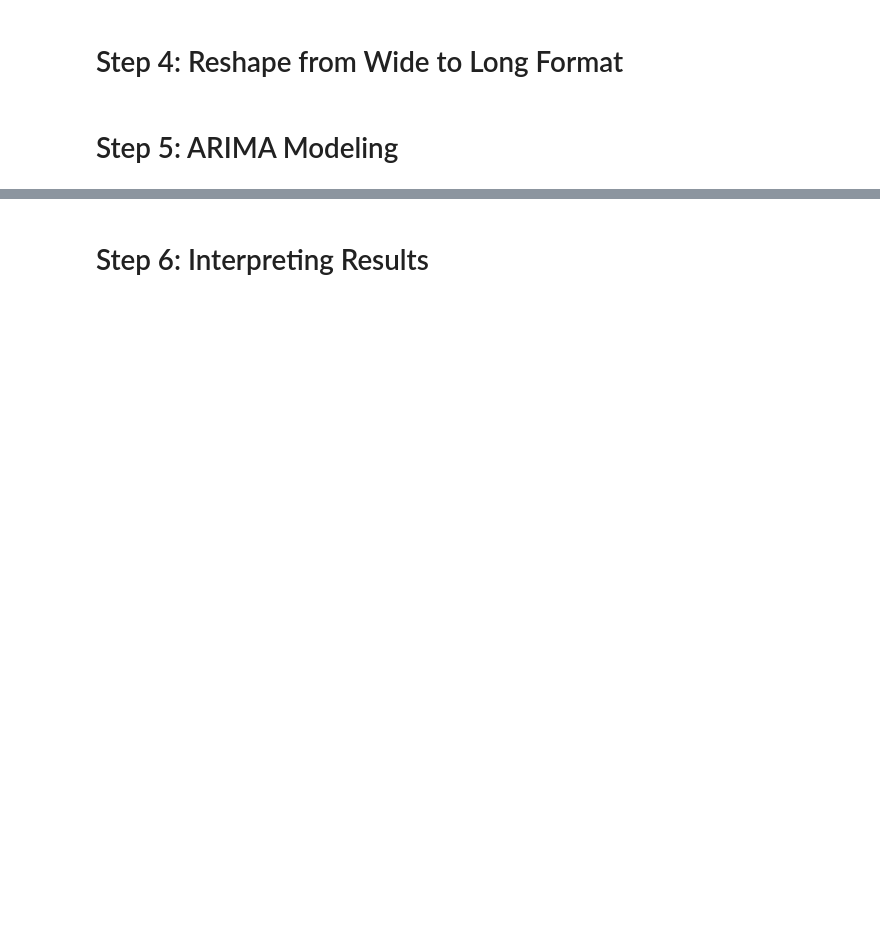
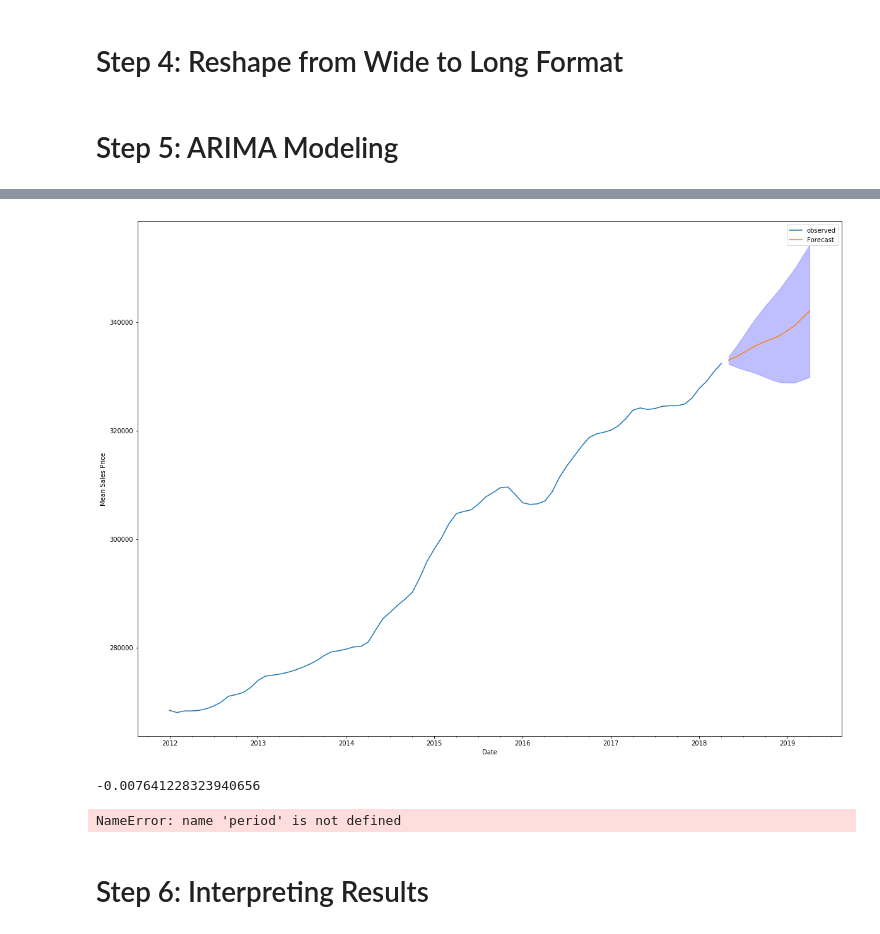
Before and after one commit to menach123/Time-Series-Modeling-with-Sales-Price-Data-from-Zillow, a Jupyter notebook: mod_4_starter_notebook.ipynb, the cells around one changed output, grey strips where cells are left out. Saved outputs shown, nothing was run; the diff lists cells and outputs as text; code cells hidden in the pictures; blank space fills up the shorter version.

```diff
--- a/mod_4_starter_notebook.ipynb
+++ b/mod_4_starter_notebook.ipynb
@@ -296,0 +481,10 @@ current_palette[1]
+# %%
+# Define the p, d and q parameters to take any value between 0 and 2
+p = d = q = range(0,2)
+print(p)
+# Generate all different combinations of p, q and q triplets
+pdq = list(itertools.product(p,d,q))
+print(pdq)
+# Generate all different combinations of seasonal p, q and q triplets (use 12 for frequency)
+pdqs = [(x[0], x[1], x[2], 12) for x in list(itertools.product(p, d, q))]
+print(pdqs)
@@ -296,0 +523,9 @@ current_palette[1]
+# %%
+ARIMA_MODEL = sm.tsa.statespace.SARIMAX(temp_df,
+                                order=a[0],
+                                seasonal_order=a[1],
+                                enforce_stationarity=False,
+                                enforce_invertibility=False)
+output = ARIMA_MODEL.fit()
+
+print(output.summary())
@@ -296,0 +550,23 @@ current_palette[1]
+# %%
+# Get forecast 500 steps ahead in future
+prediction = output.get_forecast(steps=12)
+# Get confidence intervals of forecasts
+pred_conf = prediction.conf_int()
+
+
+# Plot future predictions with confidence intervals
+ax = temp_df['2012':].plot(label='observed', figsize=(20, 15))
+prediction.predicted_mean.plot(ax=ax, label='Forecast')
+ax.fill_between(pred_conf.index,
+                pred_conf.iloc[:, 0],
+                pred_conf.iloc[:, 1], color='blue', alpha=.25)
+ax.set_xlabel('Date')
+ax.set_ylabel('Mean Sales Price')
+plt.legend()
+plt.show()
+# %% [output]
+[figure, added]
+# %%
+(pred_conf.iloc[-1]['lower Value']- temp_df[-1])/temp_df[-1]
+# %% [output]
+-0.007641228323940656
@@ -296,0 +577,9 @@ current_palette[1]
+# %%
+q = d = range(0,2)
+q = d = p = range(0,3)
+pdq = making_pdq(p, d, q)
+q = d = p = range(0,2)
+pdqs = making_pdqs(p, d, q)
+parameter_results = amira_output(data.groupby('Time')['Value'].mean()['2011':], pdq, pdqs)
+# %% [output]
+NameError: name 'period' is not defined
```
Also changed, not shown: parts of 28 cells of this notebook, 11 other files.
